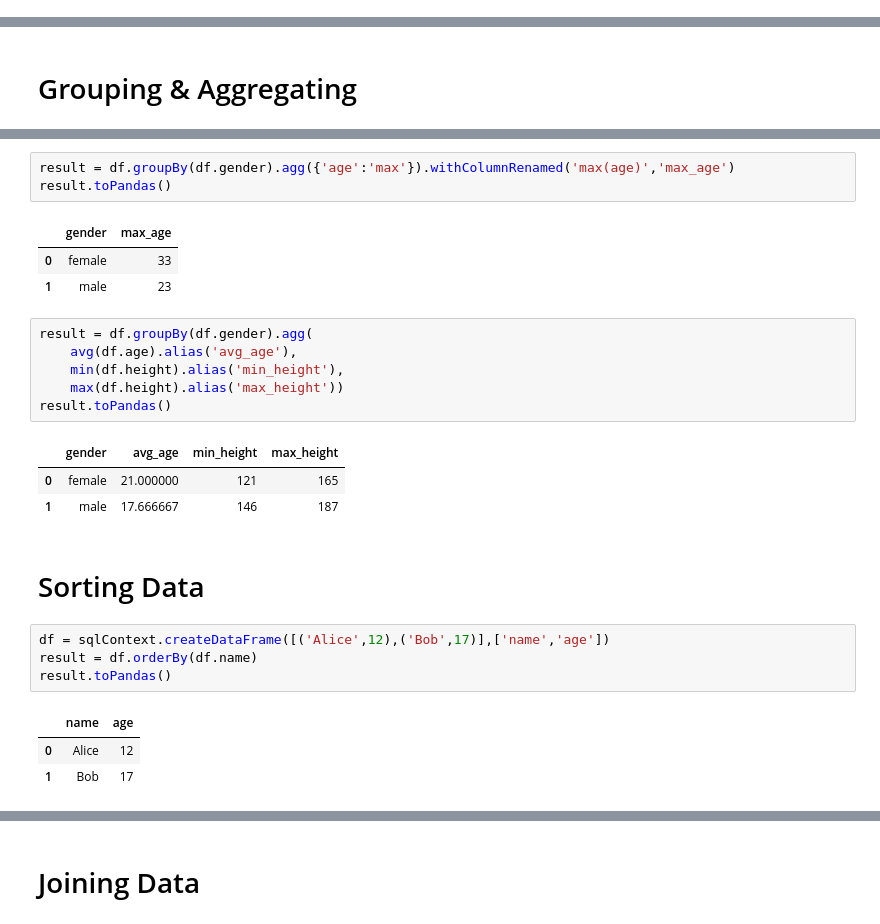
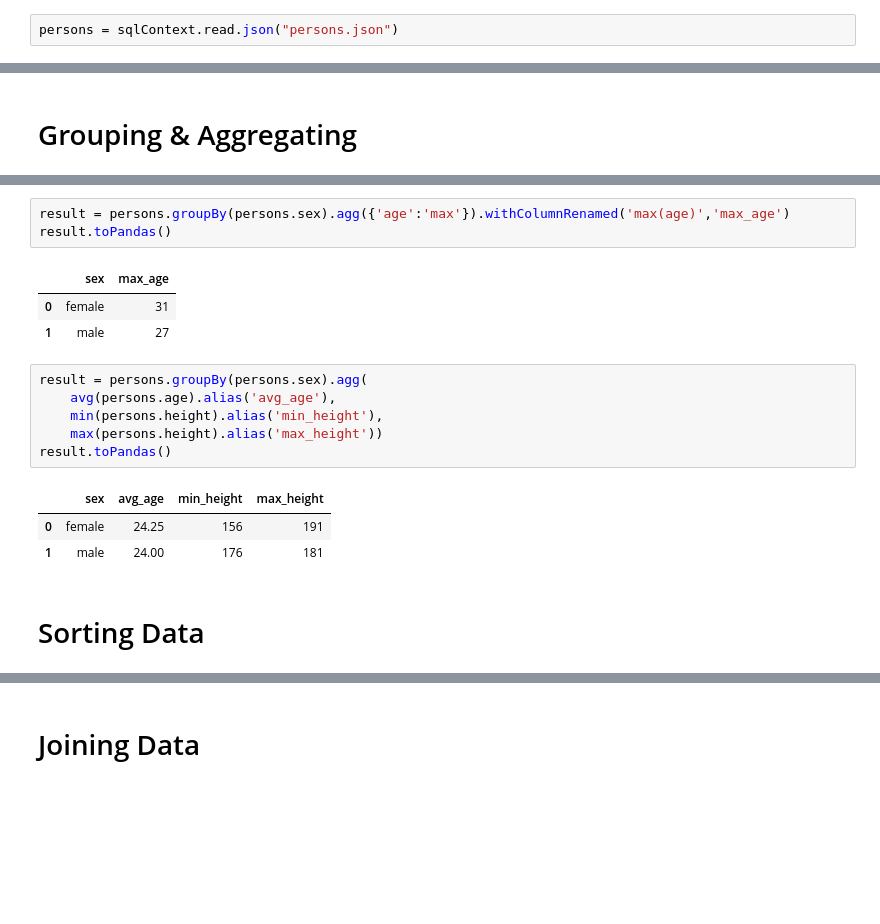
Before and after one commit to dimajix/spark-training, a Jupyter notebook: jupyter-pyspark/PySpark DataFrame Snippets.ipynb, the cells around one changed output, grey strips where cells are left out. Drawn from its saved outputs; the diff is of its cells as text; blank space fills up the shorter version.

```diff
--- a/jupyter-pyspark/PySpark DataFrame Snippets.ipynb
+++ b/jupyter-pyspark/PySpark DataFrame Snippets.ipynb
@@ -47,0 +50,2 @@ print df.collect()
+# %%
+persons = sqlContext.read.json("persons.json")
@@ -251,27 +255,19 @@ result.toPandas()
 # %%
-result = df.groupBy(df.gender).agg({'age':'max'}).withColumnRenamed('max(age)','max_age')
+result = persons.groupBy(persons.sex).agg({'age':'max'}).withColumnRenamed('max(age)','max_age')
 result.toPandas()
 # %% [output]
-|  | gender | max_age |
-| 0 | female | 33 |
-| 1 | male | 23 |
+|  | sex | max_age |
+| 0 | female | 31 |
+| 1 | male | 27 |
 # %%
-result = df.groupBy(df.gender).agg(
-    avg(df.age).alias('avg_age'),
-    min(df.height).alias('min_height'),
-    max(df.height).alias('max_height'))
+result = persons.groupBy(persons.sex).agg(
+    avg(persons.age).alias('avg_age'),
+    min(persons.height).alias('min_height'),
+    max(persons.height).alias('max_height'))
 result.toPandas()
 # %% [output]
-|  | gender | avg_age | min_height | max_height |
-| 0 | female | 21.000000 | 121 | 165 |
-| 1 | male | 17.666667 | 146 | 187 |
+|  | sex | avg_age | min_height | max_height |
+| 0 | female | 24.25 | 156 | 191 |
+| 1 | male | 24.00 | 176 | 181 |
 # %% [markdown]
 # Sorting Data
-# %%
-df = sqlContext.createDataFrame([('Alice',12),('Bob',17)],['name','age'])
-result = df.orderBy(df.name)
-result.toPandas()
-# %% [output]
-|  | name | age |
-| 0 | Alice | 12 |
-| 1 | Bob | 17 |
```
Also changed, not shown: parts of 36 cells of this notebook, 3 other files.
